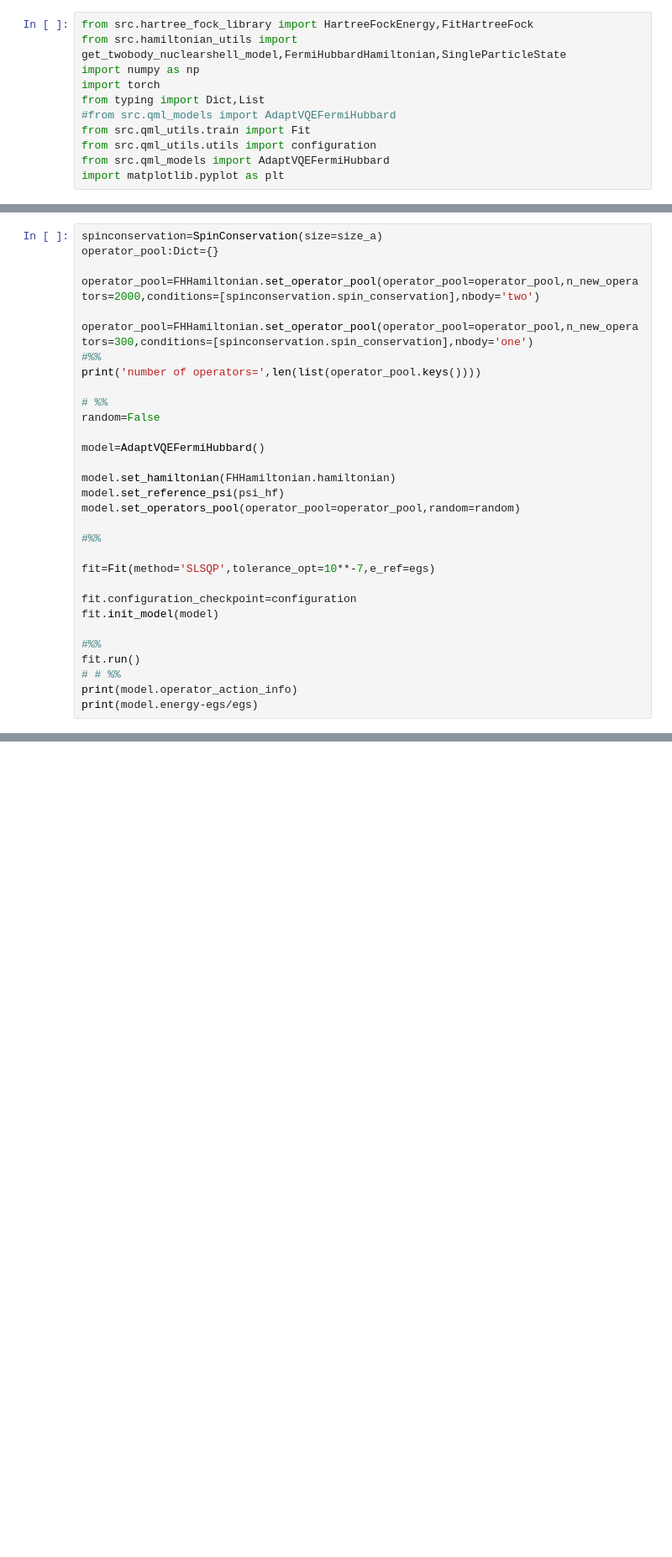
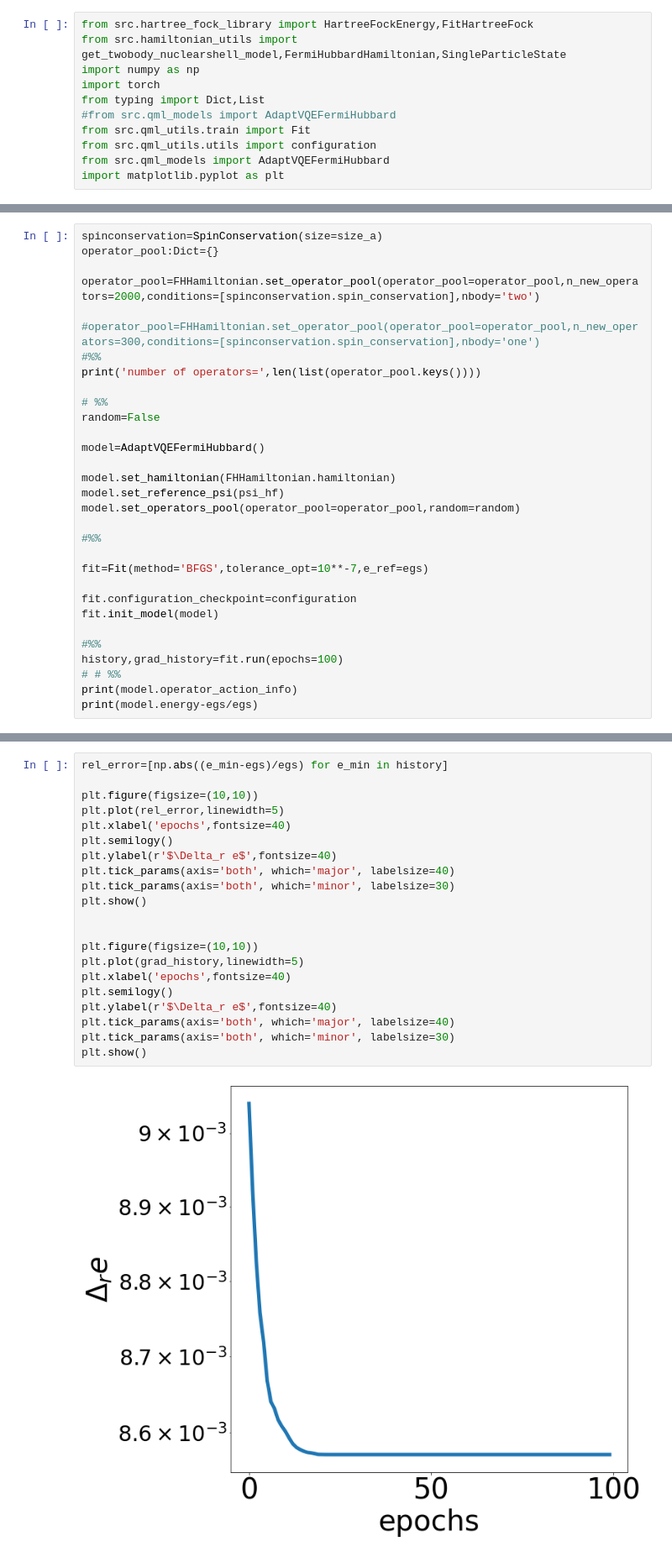
Before and after one commit to emacosta95/QuantumMachineLearningFermions, a Jupyter notebook: Untitled-1.ipynb, the cells around one changed output, grey strips where cells are left out. Shown: that part at 84% size. Saved outputs shown, nothing was run; the diff lists cells and outputs as text; blank space fills up the shorter version.

```diff
--- a/Untitled-1.ipynb
+++ b/Untitled-1.ipynb
@@ -136,7 +148,7 @@ operator_pool:Dict={}
 
 operator_pool=FHHamiltonian.set_operator_pool(operator_pool=operator_pool,n_new_operators=2000,conditions=[spinconservation.spin_conservation],nbody='two')
 
-operator_pool=FHHamiltonian.set_operator_pool(operator_pool=operator_pool,n_new_operators=300,conditions=[spinconservation.spin_conservation],nbody='one')
+#operator_pool=FHHamiltonian.set_operator_pool(operator_pool=operator_pool,n_new_operators=300,conditions=[spinconservation.spin_conservation],nbody='one')
 #%%
 print('number of operators=',len(list(operator_pool.keys())))
 
@@ -151,13 +163,13 @@ model.set_operators_pool(operator_pool=operator_pool,random=random)
 
 #%%
 
-fit=Fit(method='SLSQP',tolerance_opt=10**-7,e_ref=egs)
+fit=Fit(method='BFGS',tolerance_opt=10**-7,e_ref=egs)
 
 fit.configuration_checkpoint=configuration
 fit.init_model(model)
 
 #%%
-fit.run()
+history,grad_history=fit.run(epochs=100)
 # # %%
 print(model.operator_action_info)
 print(model.energy-egs/egs)
@@ -182,0 +258,23 @@ KeyboardInterrupt:
+# %%
+rel_error=[np.abs((e_min-egs)/egs) for e_min in history]
+
+plt.figure(figsize=(10,10))
+plt.plot(rel_error,linewidth=5)
+plt.xlabel('epochs',fontsize=40)
+plt.semilogy()
+plt.ylabel(r'$\Delta_r e$',fontsize=40)
+plt.tick_params(axis='both', which='major', labelsize=40)
+plt.tick_params(axis='both', which='minor', labelsize=30)
+plt.show()
+
+
+plt.figure(figsize=(10,10))
+plt.plot(grad_history,linewidth=5)
+plt.xlabel('epochs',fontsize=40)
+plt.semilogy()
+plt.ylabel(r'$\Delta_r e$',fontsize=40)
+plt.tick_params(axis='both', which='major', labelsize=40)
+plt.tick_params(axis='both', which='minor', labelsize=30)
+plt.show()
+# %% [output]
+[figure, added]
```
Also changed, not shown: parts of 6 cells of this notebook, 2 other files.
